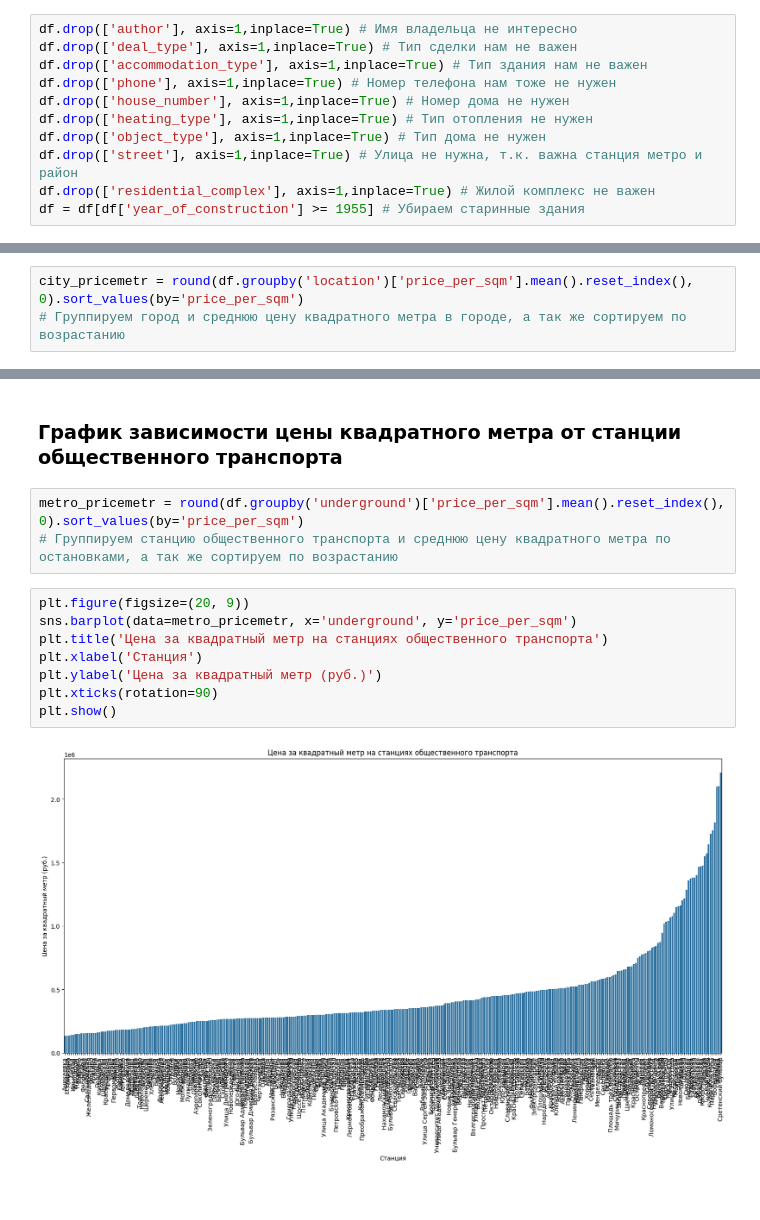
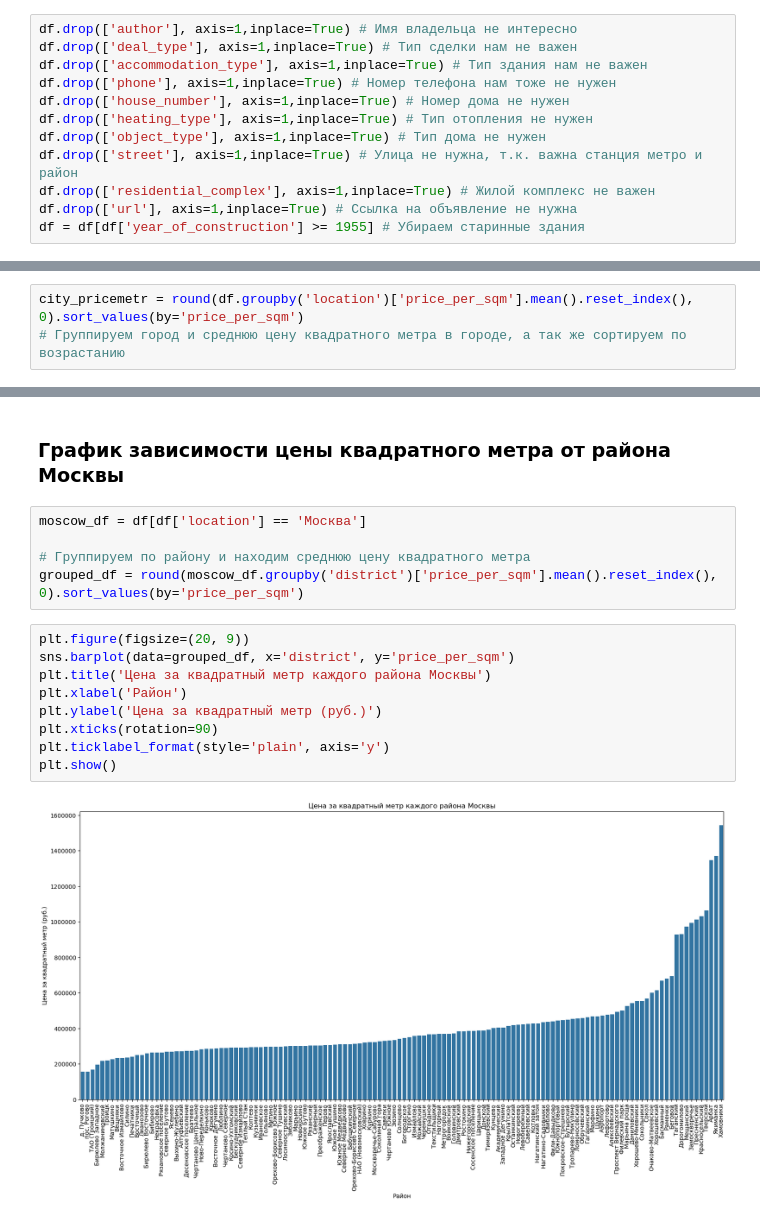
Before and after one commit to Vyacheslav765/Intensive, a Jupyter notebook: Analysis DF.ipynb, the cells around one changed output, grey strips where cells are left out. Saved outputs shown, nothing was run; the diff lists cells and outputs as text; blank space fills up the shorter version.

```diff
--- a/Analysis DF.ipynb
+++ b/Analysis DF.ipynb
@@ -30,6 +30,7 @@ df.drop(['heating_type'], axis=1,inplace=True) # Тип отопления не
 df.drop(['object_type'], axis=1,inplace=True) # Тип дома не нужен
 df.drop(['street'], axis=1,inplace=True) # Улица не нужна, т.к. важна станция метро и район
 df.drop(['residential_complex'], axis=1,inplace=True) # Жилой комплекс не важен
+df.drop(['url'], axis=1,inplace=True) # Ссылка на объявление не нужна
 df = df[df['year_of_construction'] >= 1955] # Убираем старинные здания
 # %% [markdown]
 <h3> Заполнем пропуски
@@ -134,15 +204,18 @@ plt.show()
 # %% [markdown]
-<h3> График зависимости цены квадратного метра от станции общественного транспорта
+<h3> График зависимости цены квадратного метра от района Москвы
-# %%
-metro_pricemetr = round(df.groupby('underground')['price_per_sqm'].mean().reset_index(), 0).sort_values(by='price_per_sqm')
-# Группируем станцию общественного транспорта и среднюю цену квадратного метра по остановками, а так же сортируем по возрастанию
+# %%
+moscow_df = df[df['location'] == 'Москва']
+
+# Группируем по району и находим среднюю цену квадратного метра
+grouped_df = round(moscow_df.groupby('district')['price_per_sqm'].mean().reset_index(), 0).sort_values(by='price_per_sqm')
 # %%
 plt.figure(figsize=(20, 9))
-sns.barplot(data=metro_pricemetr, x='underground', y='price_per_sqm')
-plt.title('Цена за квадратный метр на станциях общественного транспорта')
-plt.xlabel('Станция')
+sns.barplot(data=grouped_df, x='district', y='price_per_sqm')
+plt.title('Цена за квадратный метр каждого района Москвы')
+plt.xlabel('Район')
 plt.ylabel('Цена за квадратный метр (руб.)')
 plt.xticks(rotation=90)
+plt.ticklabel_format(style='plain', axis='y')
 plt.show()
 # %% [output]
-[figure, old version]
+[figure, new version]
```
Also changed, not shown: parts of 22 cells of this notebook.
